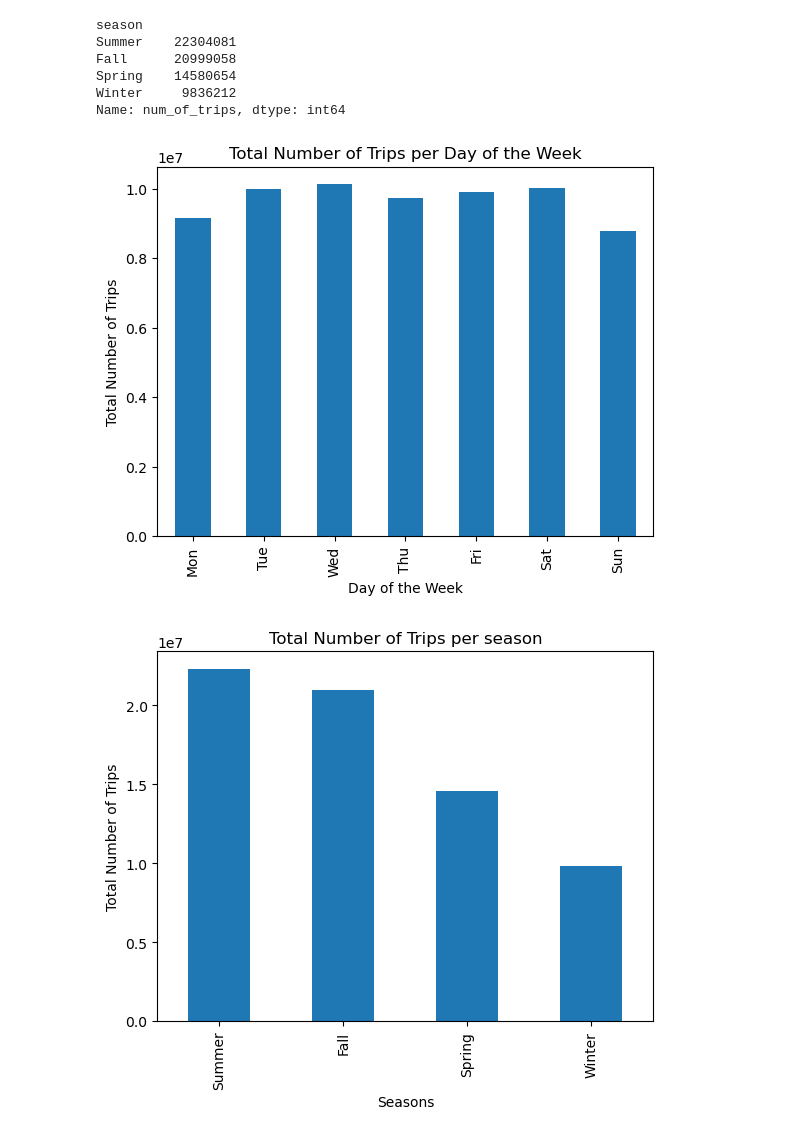
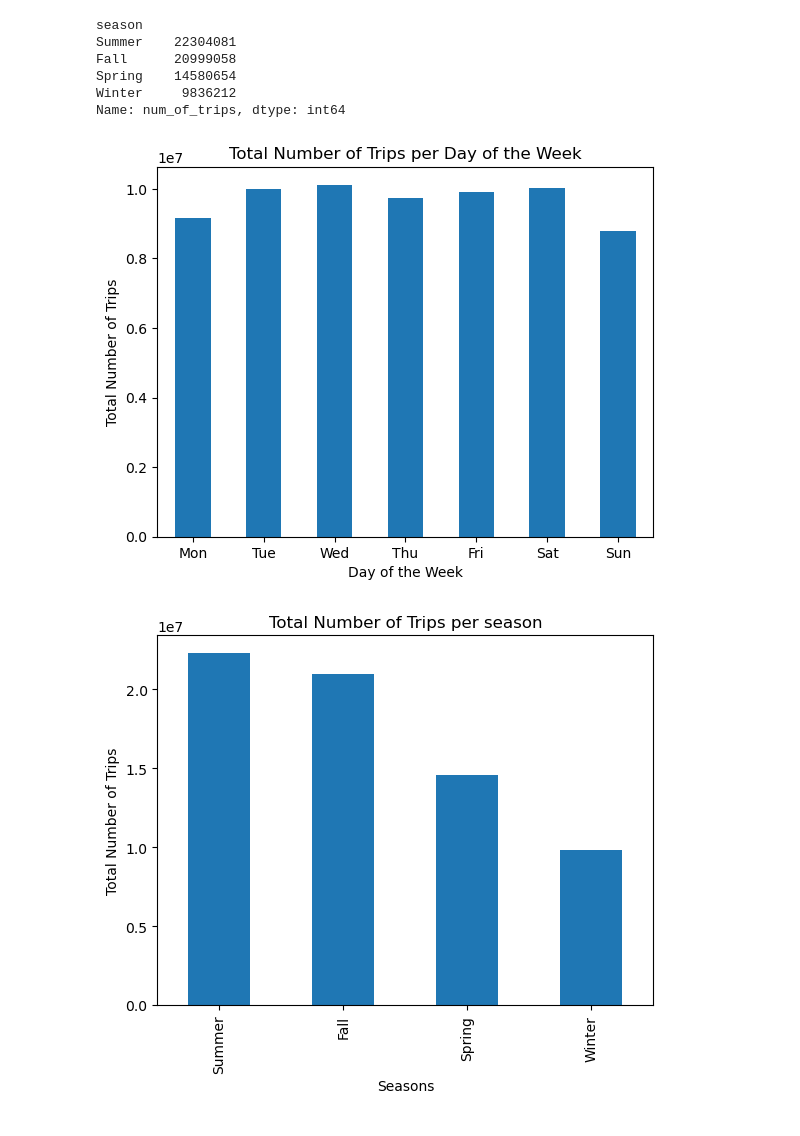
Before and after one commit to KagonDeans/citibikes, a Jupyter notebook: notebook/citibike_3.ipynb, the cells around one changed output. Drawn from its saved outputs; the diff is of its cells as text; code cells hidden in the pictures.

```diff
--- a/notebook/citibike_3.ipynb
+++ b/notebook/citibike_3.ipynb
@@ -15,7 +15,7 @@ from sklearn.model_selection import train_test_split
 from sklearn.metrics import mean_squared_error
 # %%
 #importing the data
-csv_files = glob.glob('../data/trips/*.csv')
+csv_files = glob.glob('../data/trips2/*.csv')
 
 
 dataframes = []
@@ -55,3 +71,21 @@ citibike['season'] = citibike['date'].apply(get_season)
+# %%
+events = {
+    'date': ['2019-06-30', '2021-07-27', '2019-03-16', '2019-06-09', '2020-06-14', '2021-06-13'],
+    'nyc_event': ['nyc_pride_parade_2019', 'nyc_pride_parade_2021', "st.patrick's_day_parade_2019",
+                  'pr_day_parade_2019', 'pr_day_parade_2020', 'pr_day_parade_2021']
+}
+
+events = pd.DataFrame(events)
+# %%
+events['date'] = pd.to_datetime(events['date'])
+
+citibike = pd.merge(citibike, events, on='date', how='left')
+
+# Create a binary column whether an event happened or not
+citibike['event_happened'] = citibike['nyc_event'].notnull()
+
+# Drop column
+citibike = citibike.drop(columns=['nyc_event'])
 # %%
 #checking the total amount of trips by day of week.
 citibike.groupby('day_of_week')['num_of_trips'].sum().sort_values(ascending = False)
@@ -78,16 +112,16 @@ Name: num_of_trips, dtype: int64
 # %%
 citibike.groupby('day_of_week')['num_of_trips'].sum().plot.bar()
 
 
 plt.title('Total Number of Trips per Day of the Week')
 plt.xlabel('Day of the Week')
 plt.ylabel('Total Number of Trips')
-plt.xticks(ticks=range(7), labels=['Mon', 'Tue', 'Wed', 'Thu', 'Fri', 'Sat', 'Sun'])
+plt.xticks(ticks=range(7), labels=['Mon', 'Tue', 'Wed', 'Thu', 'Fri', 'Sat', 'Sun'], rotation = 0)
 
 
 plt.show()
 # %% [output]
-[figure, old version]
+[figure, new version]
 # %%
 citibike.groupby('season')['num_of_trips'].sum().sort_values(ascending = False).plot.bar()
 
```
Also changed, not shown: parts of 26 cells of this notebook.
